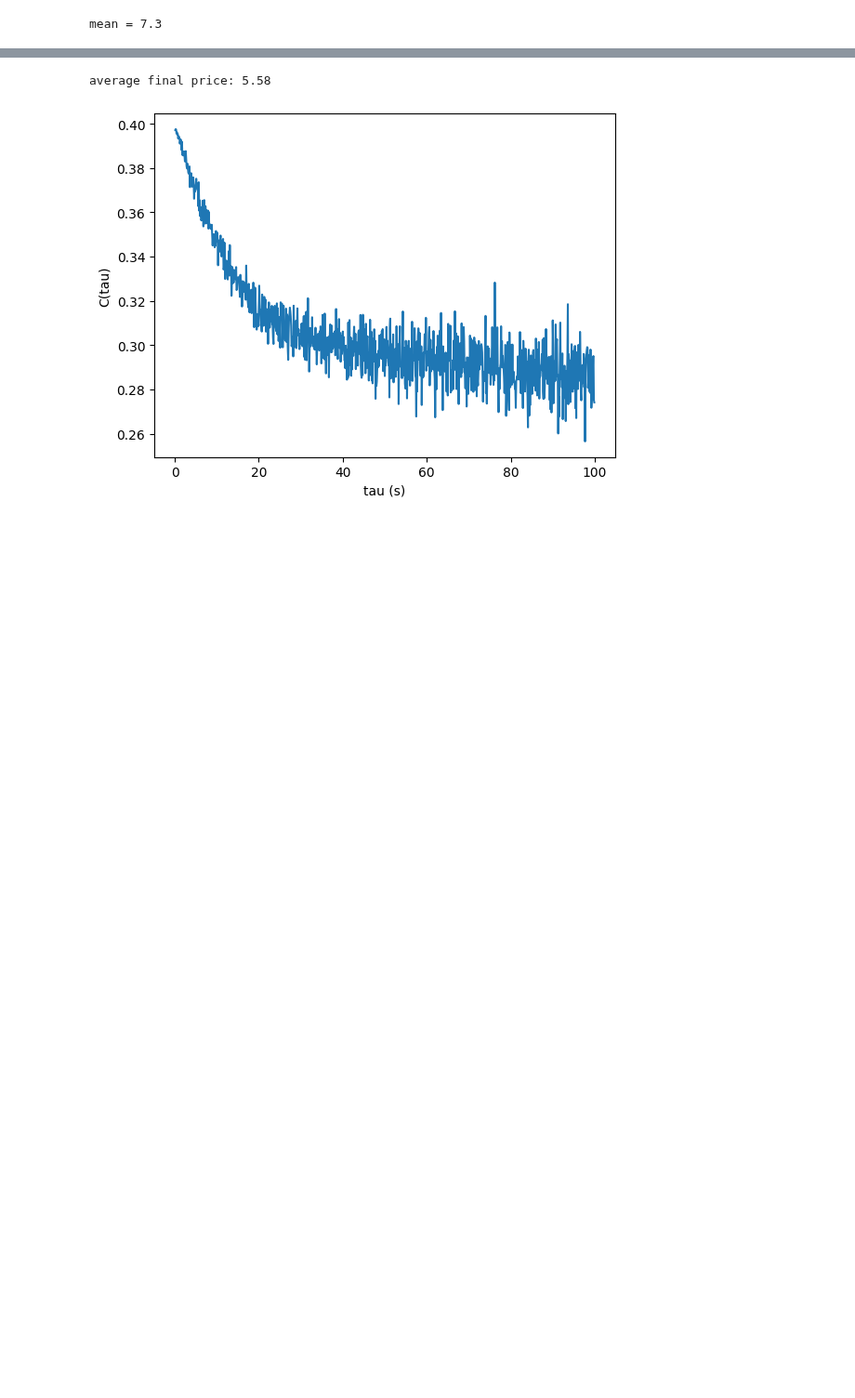
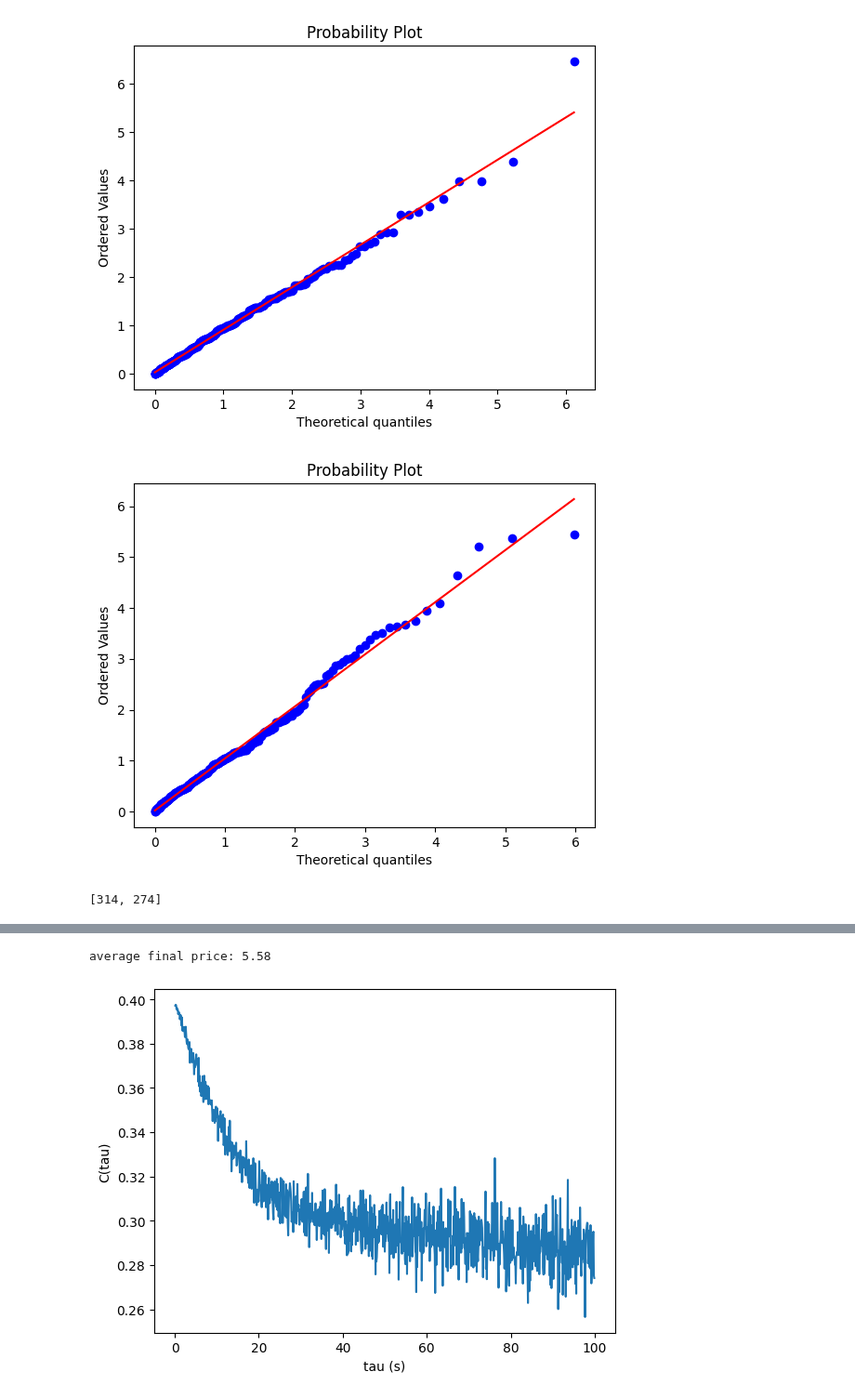
Before and after one commit to gaetanX21/hf-volatility, a Jupyter notebook: src/utils/simulate_gaetan.ipynb, the cells around one changed output, grey strips where cells are left out. Shown at 93% size. Saved outputs shown, nothing was run; the diff lists cells and outputs as text; code cells hidden in the pictures; blank space fills up the shorter version.

```diff
--- a/src/utils/simulate_gaetan.ipynb
+++ b/src/utils/simulate_gaetan.ipynb
@@ -13,3 +7,20 @@ ts.index = pd.to_datetime(ts.index, unit='s') # ts set index to be datetime in s
+# %%
+n_proc = 2
+mus = [0.16]*n_proc
+alphas = [[0.024]*n_proc for _ in range(n_proc)]
+betas = [[0.11]*n_proc for _ in range(n_proc)]
+
+
+T = 1000
+hawkes = MultiHawkesProcess(mus, alphas, betas)
+events = hawkes.simulate(T)
+# %% [output]
+[figure, added]
+[figure, added]
+# %%
+print(n_events)
+# %% [output]
+[314, 274]
 # %%
 final = []
 for _ in range(100):
@@ -77,22 +89,3 @@ class MultiHawkesProcess:
 
         plt.tight_layout()
         plt.show()
-# %%
-mus = [0.16, 0.16]
-alphas = [[0.024, 0.024], [0.024, 0.024]]
-betas = [[0.11, 0.11], [0.11, 0.11]]
-
-
-T = 500
-hawkes = MultiHawkesProcess(mus, alphas, betas)
-s = 0
-N = 10
-
-for _ in range(N):
-    events = hawkes.simulate(T)
-    s += (len(events[0]) - len(events[1]))
-
-mean = s/N
-print(f"mean = {mean}")
-# %% [output]
-mean = 7.3
```
Also changed, not shown: parts of 11 cells of this notebook, 2 other files.
